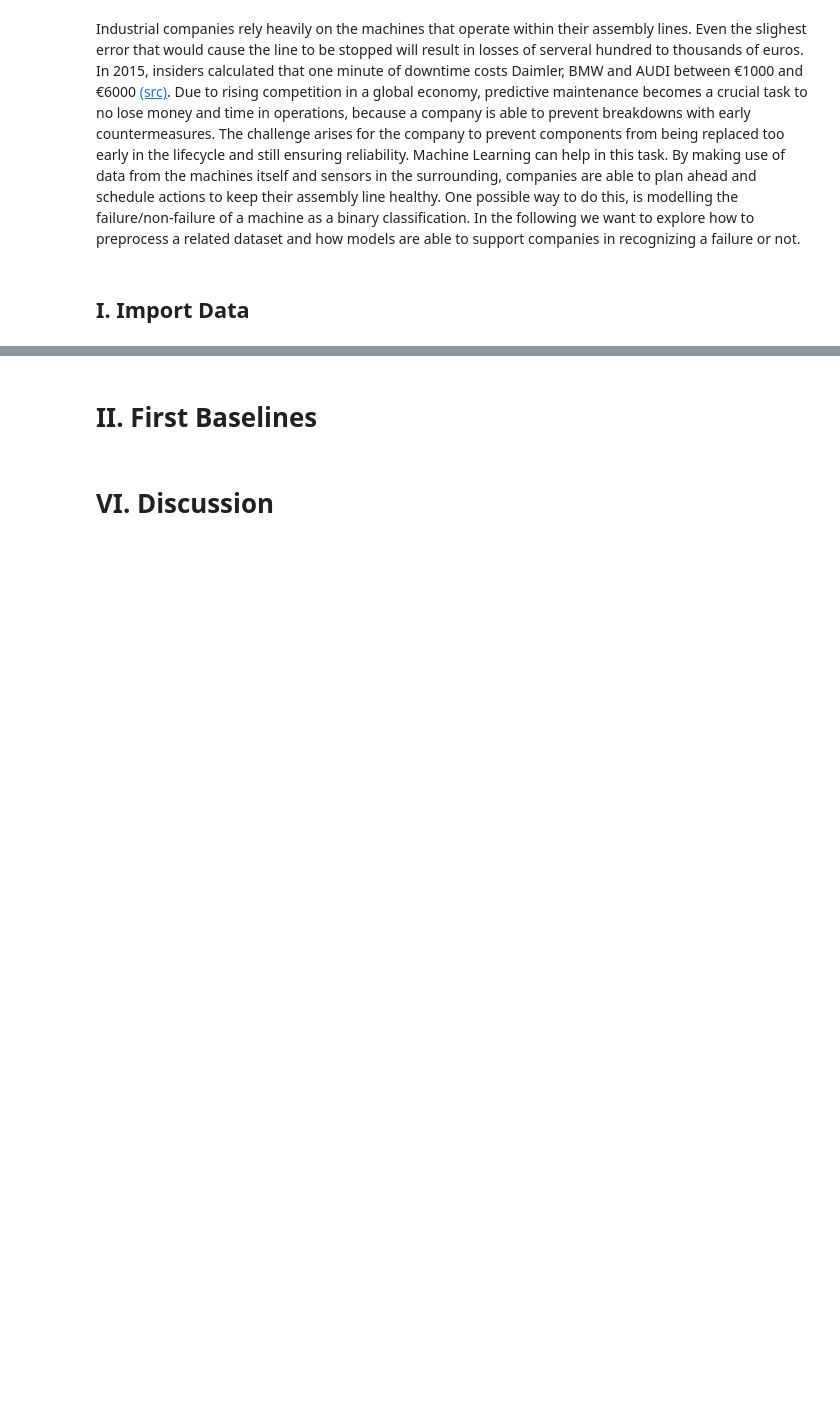
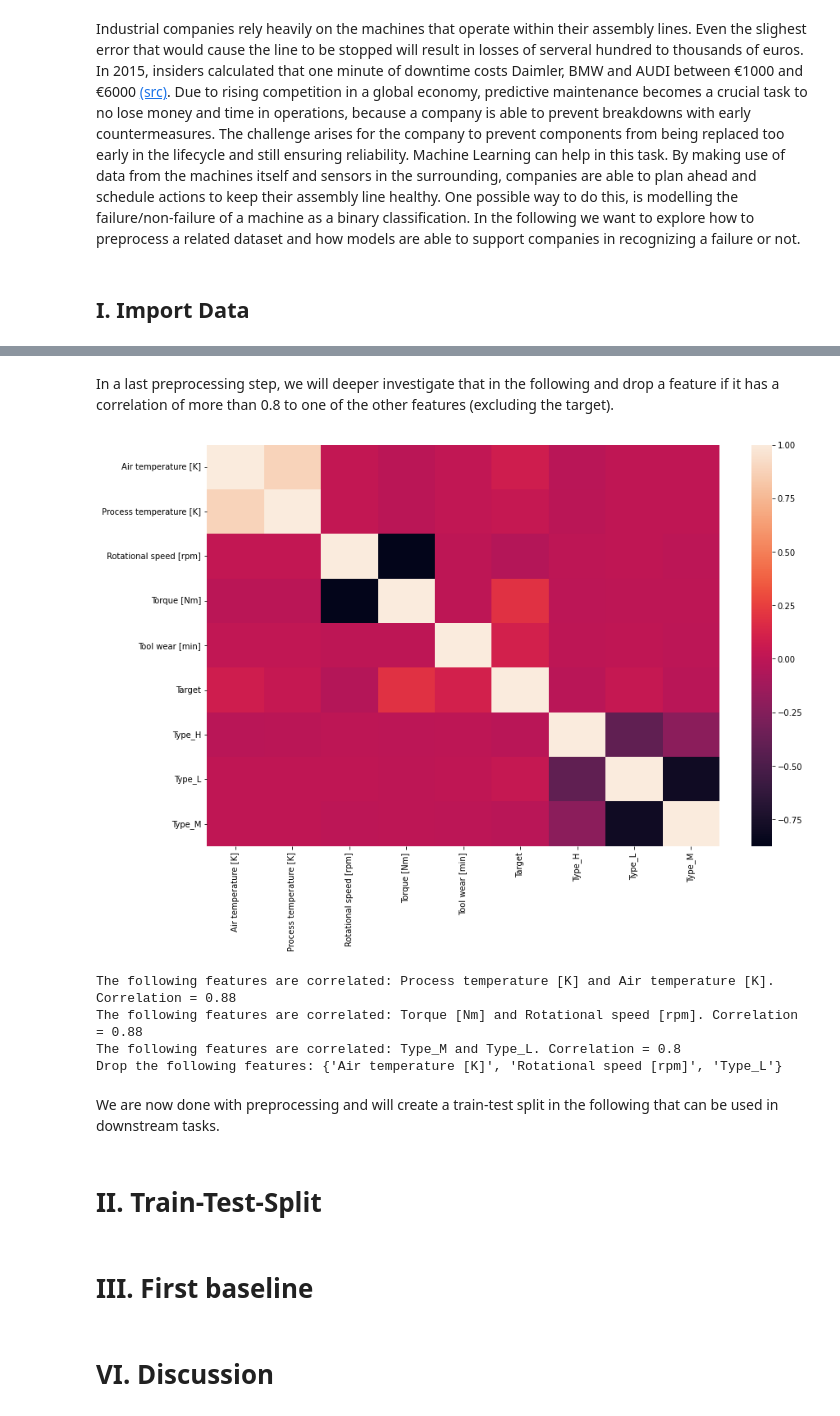
Before and after one commit to NiklasSabel/Industrial-Applications-of-Artificial-Intelligence, a Jupyter notebook: notebooks/Secondary Sector/Secondary Sector Predictive Maintenance.ipynb, the cells around one changed output, grey strips where cells are left out. Cells and saved outputs as stored; diff of their text form; code cells hidden in the pictures; blank space fills up the shorter version.

```diff
--- a/notebooks/Secondary Sector/Secondary Sector Predictive Maintenance.ipynb
+++ b/notebooks/Secondary Sector/Secondary Sector Predictive Maintenance.ipynb
@@ -52,0 +98,7 @@ df
+# %%
+# define standard scaler
+scaler = StandardScaler()
+# features to scale
+numerical_features = ['Air temperature [K]','Process temperature [K]','Rotational speed [rpm]','Torque [Nm]','Tool wear [min]']
+# transform data
+df[numerical_features] = scaler.fit_transform(df[numerical_features])
@@ -52,0 +123,3 @@ df
+# %%
+# we strip the letters from the numbers and use only the numbers for the Product ID
+df['Product ID'] = df['Product ID'].apply(lambda row: int(''.join(filter(str.isdigit, row))))
@@ -52,0 +147,10 @@ df
+# %%
+df = df.drop(columns=['Product ID'])
+# %%
+# encode type as last remaining categorical feature
+categorical_features = ['Type']
+encoder = OneHotEncoder()
+#create encoded dataframe
+encoded = pd.DataFrame(encoder.fit_transform(df[categorical_features]).toarray(), columns=encoder.get_feature_names(categorical_features))
+df_ohe = df.drop(columns=categorical_features).join(encoded)
+df_ohe.head(10)
@@ -52,0 +169,2 @@ df
+# %% [markdown]
+In a last preprocessing step, we will deeper investigate that in the following and drop a feature if it has a correlation of more than 0.8 to one of the other features (excluding the target).
@@ -53,5 +194,28 @@ df
+# %%
+# investigate correlation heatmap
+corrMatrix=df_ohe.corr()
+f=plt.figure(figsize=(14,9))
+sns.heatmap(corrMatrix, annot=False)
+f.show()
+# %% [output]
+[figure, added]
+# %%
+#drop target to not use it in the correlations of the explanatory variables
+df_target = df_ohe['Target']
+df_cor = df_ohe.drop(columns=['Target'])
+# drop highly correlated features
+df_cor = drop_correlated_features(df_cor)
+# %% [output]
+The following features are correlated: Process temperature [K] and Air temperature [K]. Correlation = 0.88
+The following features are correlated: Torque [Nm] and Rotational speed [rpm]. Correlation = 0.88
+The following features are correlated: Type_M and Type_L. Correlation = 0.8
+Drop the following features: {'Air temperature [K]', 'Rotational speed [rpm]', 'Type_L'}
+# %% [markdown]
+We are now done with preprocessing and will create a train-test split in the following that can be used in downstream tasks.
+# %% [markdown]
+# II. Train-Test-Split
 # %% [markdown]
-# II. First Baselines
+# III. First baseline
 # %% [markdown]
 # VI. Discussion
 # %% [markdown]
```
Also changed, not shown: parts of 18 cells of this notebook.
